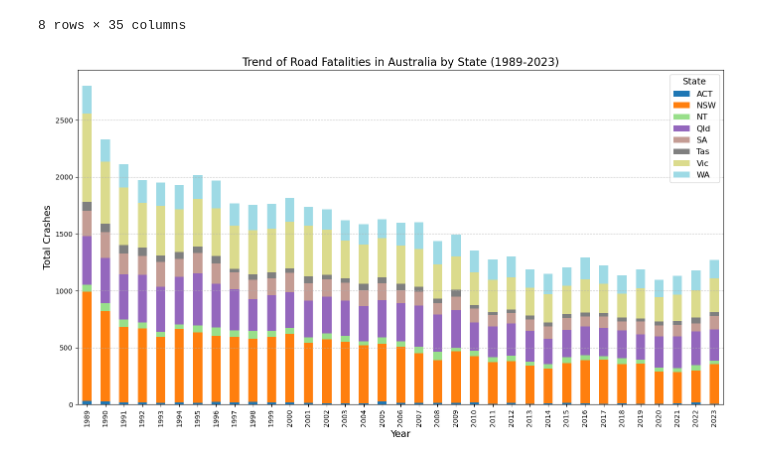
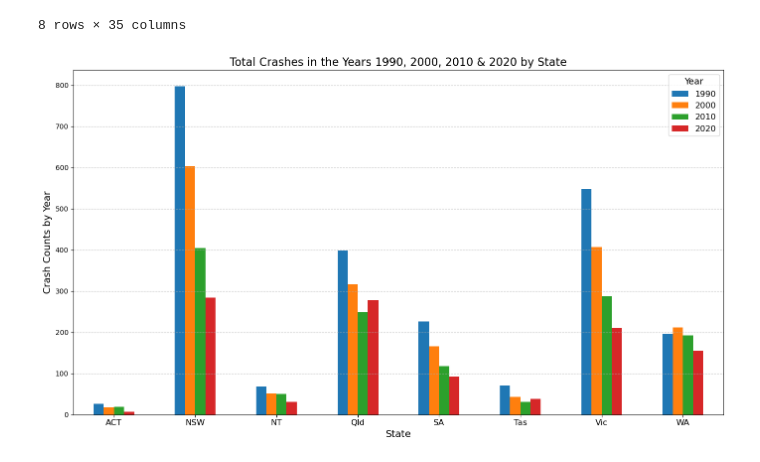
Before and after one commit to Yukitoshi12345/Australia-Road-Fatality, a Jupyter notebook: main.ipynb, the cells around one changed output. Drawn from its saved outputs; the diff is of its cells as text; code cells hidden in the pictures.

Commit message:
cleaned up

```diff
--- a/main.ipynb
+++ b/main.ipynb
@@ -93,7 +93,7 @@ plt.show()
 [figure]
 # %%
 # Aggregate the total number of crashes for each state and year
-state_yearly_crashes = df_fatalities_clean.groupby(['State', 'Year'])['Crash ID'].count().unstack(fill_value = 0)
+state_yearly_crashes = df_fatalities_clean.groupby(['State', 'Year'])['Crash ID'].count().unstack()
 
 # Display the aggregated data
 state_yearly_crashes
@@ -110,29 +110,42 @@ state_yearly_crashes
 | WA | 242 | 196 | 207 | 200 | 209 | 211 | 209 | 247 | 197 | 223 | ... | ... |
 8 rows × 35 columns
 # %%
-# Create a stacked bar plot for yearly crashes by state
-ax = state_yearly_crashes.T.plot(kind='bar', stacked=True, figsize=(14, 8), colormap='tab20')
+# Plot the total crashes for the years 1990, 2000, 2010, and 2020 by state
+ax = state_yearly_crashes[[1990, 2000, 2010, 2020]].plot(
+    kind='bar',
+    figsize=(14, 8),
+    color=['#1f77b4', '#ff7f0e', '#2ca02c', '#d62728']
+)
 
 # Add a title to the plot
-ax.set_title("Trend of Road Fatalities in Australia by State (1989-2023)", fontsize=16)
+ax.set_title("Total Crashes in the Years 1990, 2000, 2010 & 2020 by State", fontsize=16)
 
 # Add labels to the x and y axes
-ax.set_xlabel("Year", fontsize=14)
-ax.set_ylabel("Total Crashes", fontsize=14)
+ax.set_xlabel("State", fontsize=14)
+ax.set_ylabel("Crash Counts by Year", fontsize=14)
+
+# Rotate x-axis labels to be horizontal
+plt.xticks(rotation=0, fontsize=12)
+
+# Add a legend to the plot, positioned outside the plot area
+plt.legend(
+    title='Year',
+    title_fontsize='13',
+    bbox_to_anchor=(1.0, 1.0),
+    loc="best",
+    fontsize=12
+)
 
 # Add gridlines for better readability
 plt.grid(axis='y', linestyle='--', alpha=0.7)
 
-# Add a legend to the plot, positioned outside the plot area
-plt.legend(title='State', title_fontsize='13', bbox_to_anchor=(1.0, 1.0), loc="best", fontsize=12)
-
 # Adjust layout to make room for the legend
 plt.tight_layout()
 
-# Save the plot as an image file (optional)
-# plt.savefig('/mnt/data/road_fatalities_by_state_trend.png', bbox_inches='tight')
+# Save the plot as an image file
+plt.savefig('images/total_crashes_by_state_per_10_years.png', bbox_inches='tight')
 
 # Display the plot
 plt.show()
 # %% [output]
-[figure, old version]
+[figure, new version]
```
Also changed, not shown: parts of 2 cells of this notebook, 1 other file.
